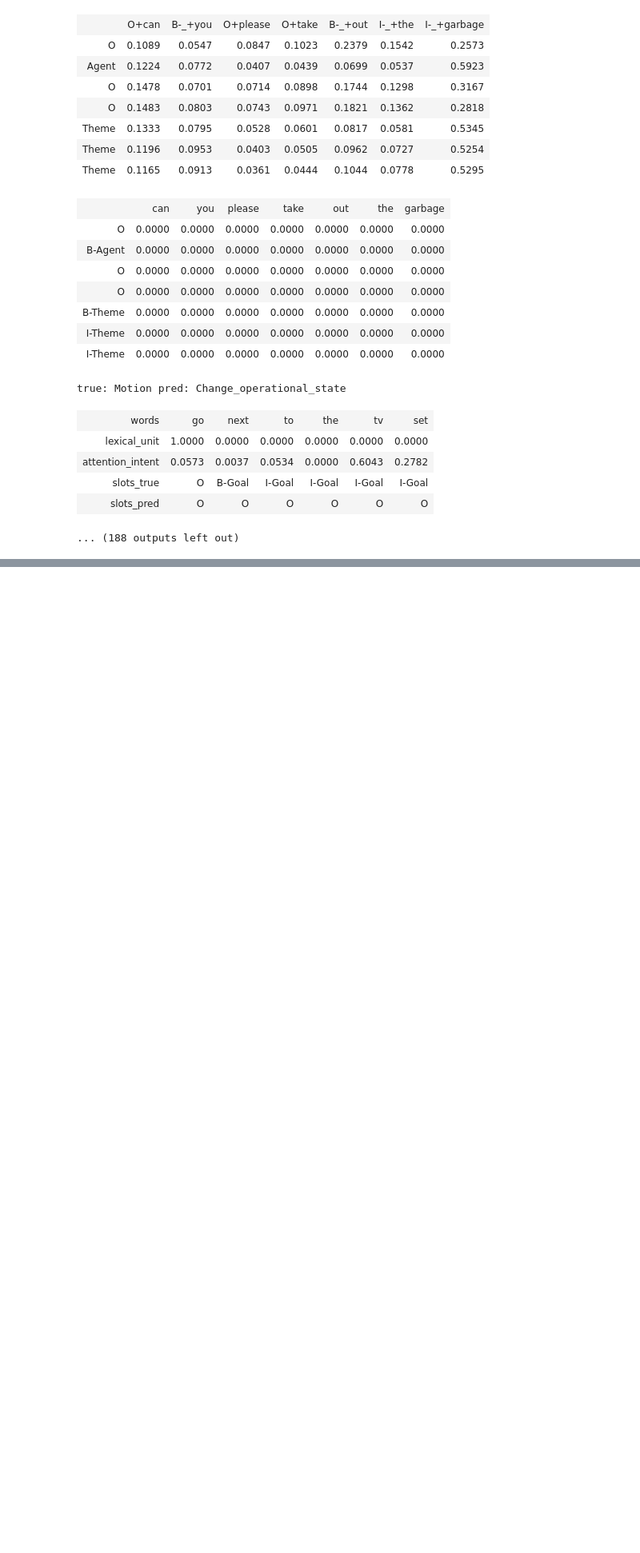
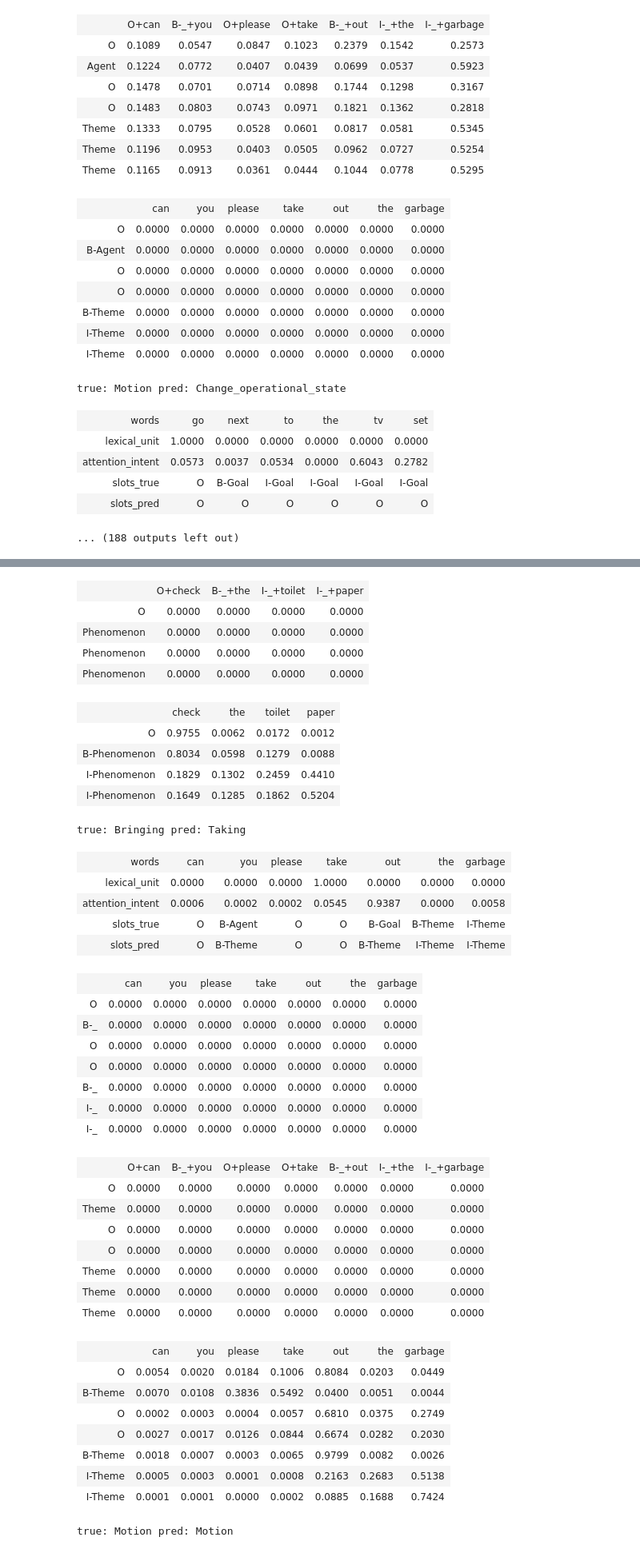
Before and after one commit to kmi-robots/hri-huric-rnn, a Jupyter notebook: attention_visualise.ipynb, the cells around one changed output, grey strips where cells are left out. Shown at 80% size. Saved outputs shown, nothing was run; the diff lists cells and outputs as text; code cells hidden in the pictures; blank space fills up the shorter version.

```diff
--- a/attention_visualise.ipynb
+++ b/attention_visualise.ipynb
@@ -7,8 +7,10 @@ from IPython.display import HTML, display
 from joint import data
 
 # put there the path to the results you want to show
-FOLDER_WEIGHTED_EMB='joint/results/viz/eval_loss_both_slottype_full_we_large_recurrent_cell_lstm_attention_both_three_stages_intentextraction_word-emb___hyper:LABEL_EMB_SIZE=64,LSTM_SIZE=128,BATCH_SIZE=2,MAX_EPOCHS=100/huric_eb/modern'
-FOLDER_BI_RNN='joint/results/viz/eval_loss_both_slottype_full_we_large_recurrent_cell_lstm_attention_both_three_stages___hyper:LABEL_EMB_SIZE=64,LSTM_SIZE=128,BATCH_SIZE=2,MAX_EPOCHS=100/huric_eb/modern'
+FOLDER_3_WEIGHTED_EMB='joint/results/viz/eval_loss_both_slottype_full_we_large_recurrent_cell_lstm_attention_both_three_stages_intentextraction_word-emb___hyper:LABEL_EMB_SIZE=64,LSTM_SIZE=128,BATCH_SIZE=2,MAX_EPOCHS=100/huric_eb/modern'
+FOLDER_3_BI_RNN='joint/results/viz/eval_loss_both_slottype_full_we_large_recurrent_cell_lstm_attention_both_three_stages___hyper:LABEL_EMB_SIZE=64,LSTM_SIZE=128,BATCH_SIZE=2,MAX_EPOCHS=100/huric_eb/modern'
+FOLDER_2_WEIGHTED_EMB='joint/results/viz/eval_loss_both_slottype_full_we_large_recurrent_cell_lstm_attention_both_intentextraction_word-emb___hyper:LABEL_EMB_SIZE=64,LSTM_SIZE=128,BATCH_SIZE=2,MAX_EPOCHS=100/huric_eb/modern'
+FOLDER_2_BI_RNN='joint/results/viz/eval_loss_both_slottype_full_we_large_recurrent_cell_lstm_attention_both___hyper:LABEL_EMB_SIZE=64,LSTM_SIZE=128,BATCH_SIZE=2,MAX_EPOCHS=100/huric_eb/modern'
 
 def load_json(folder, epoch=99):
     json_location = Path(folder) / 'json' / 'epoch_{}'.format(epoch) / 'prediction_fold_full.json'
@@ -224,0 +209,4 @@ display_all(data_weighted_emb)
+# %%
+data_weighted_emb = load_json(FOLDER_2_WEIGHTED_EMB)
+display_all(data_weighted_emb)
+# %% [output]
@@ -224,0 +224,41 @@ display_all(data_weighted_emb)
+|  | O+check | B-_+the | I-_+toilet | I-_+paper |
+| O | 0.0000 | 0.0000 | 0.0000 | 0.0000 |
+| Phenomenon | 0.0000 | 0.0000 | 0.0000 | 0.0000 |
+| Phenomenon | 0.0000 | 0.0000 | 0.0000 | 0.0000 |
+| Phenomenon | 0.0000 | 0.0000 | 0.0000 | 0.0000 |
+|  | check | the | toilet | paper |
+| O | 0.9755 | 0.0062 | 0.0172 | 0.0012 |
+| B-Phenomenon | 0.8034 | 0.0598 | 0.1279 | 0.0088 |
+| I-Phenomenon | 0.1829 | 0.1302 | 0.2459 | 0.4410 |
+| I-Phenomenon | 0.1649 | 0.1285 | 0.1862 | 0.5204 |
+true: Bringing pred: Taking
+| words | can | you | please | take | out | the | garbage |
+| lexical_unit | 0.0000 | 0.0000 | 0.0000 | 1.0000 | 0.0000 | 0.0000 | 0.0000 |
+| attention_intent | 0.0006 | 0.0002 | 0.0002 | 0.0545 | 0.9387 | 0.0000 | 0.0058 |
+| slots_true | O | B-Agent | O | O | B-Goal | B-Theme | I-Theme |
+| slots_pred | O | B-Theme | O | O | B-Theme | I-Theme | I-Theme |
+|  | can | you | please | take | out | the | garbage |
+| O | 0.0000 | 0.0000 | 0.0000 | 0.0000 | 0.0000 | 0.0000 | 0.0000 |
+| B-_ | 0.0000 | 0.0000 | 0.0000 | 0.0000 | 0.0000 | 0.0000 | 0.0000 |
+| O | 0.0000 | 0.0000 | 0.0000 | 0.0000 | 0.0000 | 0.0000 | 0.0000 |
+| O | 0.0000 | 0.0000 | 0.0000 | 0.0000 | 0.0000 | 0.0000 | 0.0000 |
+| B-_ | 0.0000 | 0.0000 | 0.0000 | 0.0000 | 0.0000 | 0.0000 | 0.0000 |
+| I-_ | 0.0000 | 0.0000 | 0.0000 | 0.0000 | 0.0000 | 0.0000 | 0.0000 |
+| I-_ | 0.0000 | 0.0000 | 0.0000 | 0.0000 | 0.0000 | 0.0000 | 0.0000 |
+|  | O+can | B-_+you | O+please | O+take | B-_+out | I-_+the | I-_+garbage |
+| O | 0.0000 | 0.0000 | 0.0000 | 0.0000 | 0.0000 | 0.0000 | 0.0000 |
+| Theme | 0.0000 | 0.0000 | 0.0000 | 0.0000 | 0.0000 | 0.0000 | 0.0000 |
+| O | 0.0000 | 0.0000 | 0.0000 | 0.0000 | 0.0000 | 0.0000 | 0.0000 |
+| O | 0.0000 | 0.0000 | 0.0000 | 0.0000 | 0.0000 | 0.0000 | 0.0000 |
+| Theme | 0.0000 | 0.0000 | 0.0000 | 0.0000 | 0.0000 | 0.0000 | 0.0000 |
+| Theme | 0.0000 | 0.0000 | 0.0000 | 0.0000 | 0.0000 | 0.0000 | 0.0000 |
+| Theme | 0.0000 | 0.0000 | 0.0000 | 0.0000 | 0.0000 | 0.0000 | 0.0000 |
+|  | can | you | please | take | out | the | garbage |
+| O | 0.0054 | 0.0020 | 0.0184 | 0.1006 | 0.8084 | 0.0203 | 0.0449 |
+| B-Theme | 0.0070 | 0.0108 | 0.3836 | 0.5492 | 0.0400 | 0.0051 | 0.0044 |
+| O | 0.0002 | 0.0003 | 0.0004 | 0.0057 | 0.6810 | 0.0375 | 0.2749 |
+| O | 0.0027 | 0.0017 | 0.0126 | 0.0844 | 0.6674 | 0.0282 | 0.2030 |
+| B-Theme | 0.0018 | 0.0007 | 0.0003 | 0.0065 | 0.9799 | 0.0082 | 0.0026 |
+| I-Theme | 0.0005 | 0.0003 | 0.0001 | 0.0008 | 0.2163 | 0.2683 | 0.5138 |
+| I-Theme | 0.0001 | 0.0001 | 0.0000 | 0.0002 | 0.0885 | 0.1688 | 0.7424 |
+true: Motion pred: Motion
```
Also changed, not shown: parts of 4 cells of this notebook.
